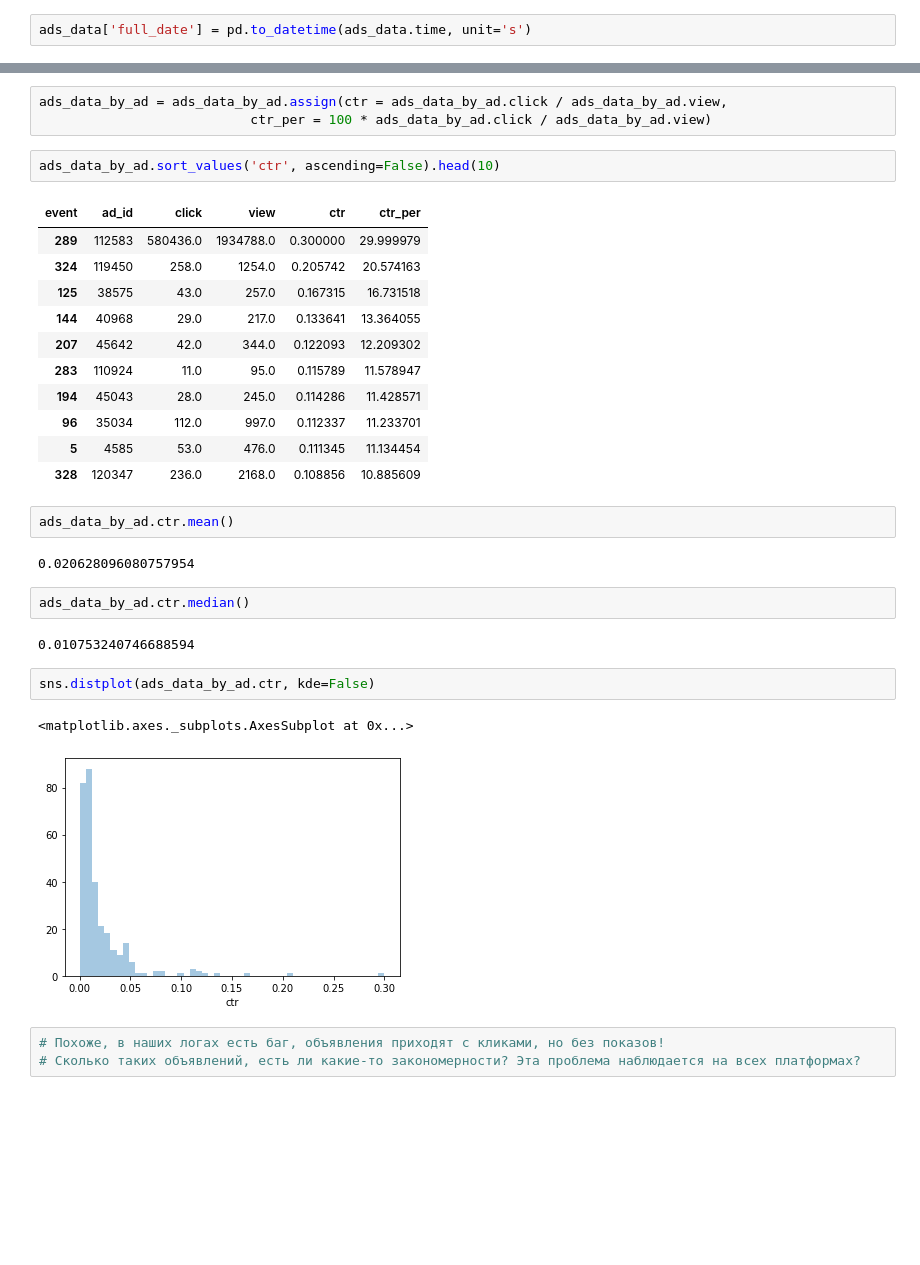
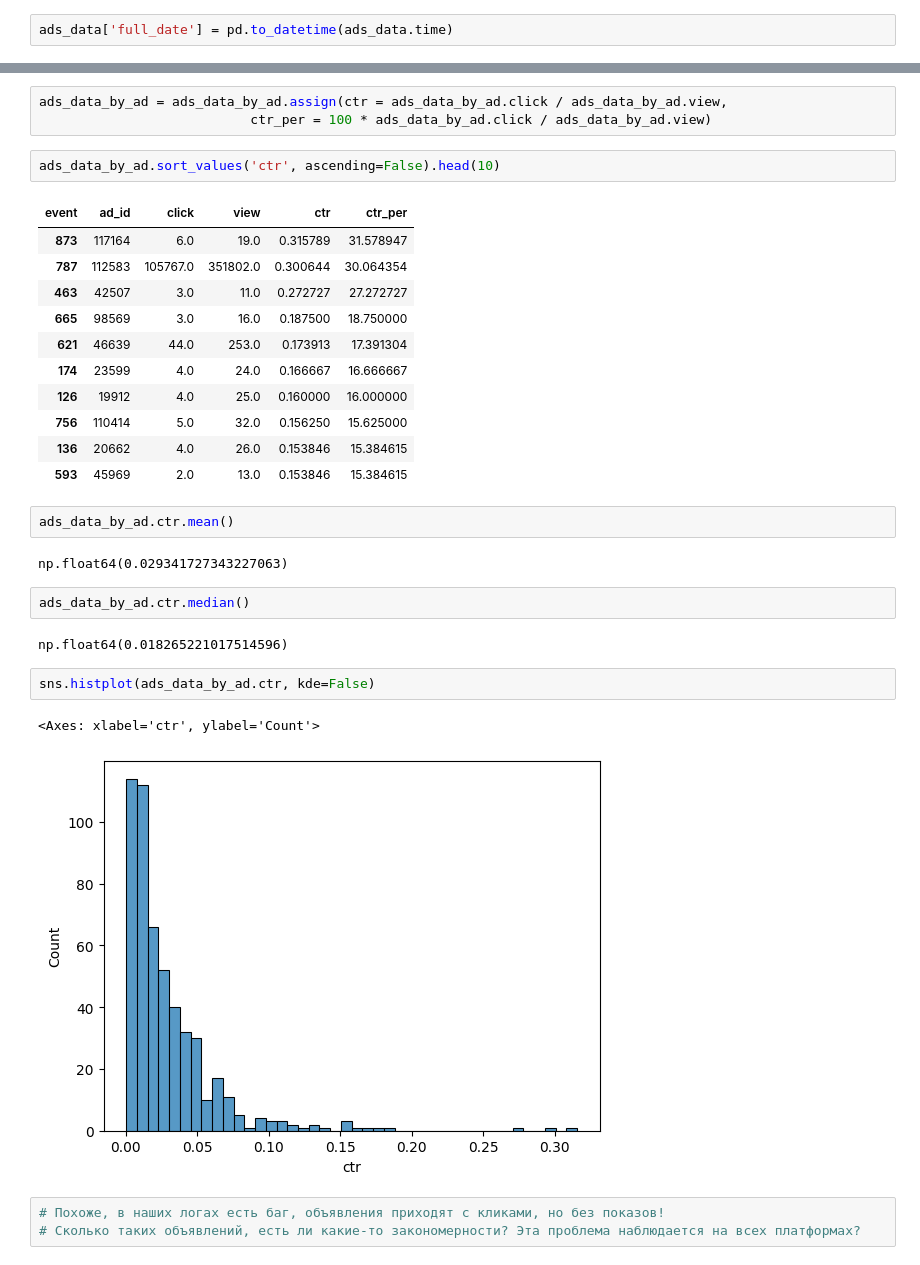
Before and after one commit to Praldmur/Simulation, a Jupyter notebook: 2_mod/5 lesson_5.ipynb, the cells around one changed output, grey strips where cells are left out. Saved outputs shown, nothing was run; the diff lists cells and outputs as text; blank space fills up the shorter version.

```diff
--- a/2_mod/5 lesson_5.ipynb
+++ b/2_mod/5 lesson_5.ipynb
@@ -25,7 +25,7 @@ ads_data = pd.read_csv('/home/jupyter-an.karpov/shared/ads_data.csv.zip', compre
 # %%
 ads_data = pd.read_csv(r'f:\!PR\Simulation\data\4_ads_data.csv')
 # %%
-ads_data['full_date'] = pd.to_datetime(ads_data.time, unit='s')
+ads_data['full_date'] = pd.to_datetime(ads_data.time)
 # %%
 ads_data['full_date'] = pd.to_datetime(ads_data.time)
 # %%
@@ -97,29 +129,29 @@ ads_data_by_ad = ads_data_by_ad.assign(ctr = ads_data_by_ad.click / ads_data_by_
 ads_data_by_ad.sort_values('ctr', ascending=False).head(10)
 # %% [output]
 | event | ad_id | click | view | ctr | ctr_per |
-| 289 | 112583 | 580436.0 | 1934788.0 | 0.300000 | 29.999979 |
-| 324 | 119450 | 258.0 | 1254.0 | 0.205742 | 20.574163 |
-| 125 | 38575 | 43.0 | 257.0 | 0.167315 | 16.731518 |
-| 144 | 40968 | 29.0 | 217.0 | 0.133641 | 13.364055 |
-| 207 | 45642 | 42.0 | 344.0 | 0.122093 | 12.209302 |
-| 283 | 110924 | 11.0 | 95.0 | 0.115789 | 11.578947 |
-| 194 | 45043 | 28.0 | 245.0 | 0.114286 | 11.428571 |
-| 96 | 35034 | 112.0 | 997.0 | 0.112337 | 11.233701 |
-| 5 | 4585 | 53.0 | 476.0 | 0.111345 | 11.134454 |
-| 328 | 120347 | 236.0 | 2168.0 | 0.108856 | 10.885609 |
+| 873 | 117164 | 6.0 | 19.0 | 0.315789 | 31.578947 |
+| 787 | 112583 | 105767.0 | 351802.0 | 0.300644 | 30.064354 |
+| 463 | 42507 | 3.0 | 11.0 | 0.272727 | 27.272727 |
+| 665 | 98569 | 3.0 | 16.0 | 0.187500 | 18.750000 |
+| 621 | 46639 | 44.0 | 253.0 | 0.173913 | 17.391304 |
+| 174 | 23599 | 4.0 | 24.0 | 0.166667 | 16.666667 |
+| 126 | 19912 | 4.0 | 25.0 | 0.160000 | 16.000000 |
+| 756 | 110414 | 5.0 | 32.0 | 0.156250 | 15.625000 |
+| 136 | 20662 | 4.0 | 26.0 | 0.153846 | 15.384615 |
+| 593 | 45969 | 2.0 | 13.0 | 0.153846 | 15.384615 |
 # %%
 ads_data_by_ad.ctr.mean()
 # %% [output]
-0.020628096080757954
+np.float64(0.029341727343227063)
 # %%
 ads_data_by_ad.ctr.median()
 # %% [output]
-0.010753240746688594
+np.float64(0.018265221017514596)
 # %%
-sns.distplot(ads_data_by_ad.ctr, kde=False)
+sns.histplot(ads_data_by_ad.ctr, kde=False)
 # %% [output]
-<matplotlib.axes._subplots.AxesSubplot at 0x...>
+<Axes: xlabel='ctr', ylabel='Count'>
-[figure, old version]
+[figure, new version]
 # %%
 # Похоже, в наших логах есть баг, объявления приходят с кликами, но без показов!
 # Сколько таких объявлений, есть ли какие-то закономерности? Эта проблема наблюдается на всех платформах?
```
Also changed, not shown: parts of 12 cells of this notebook.
